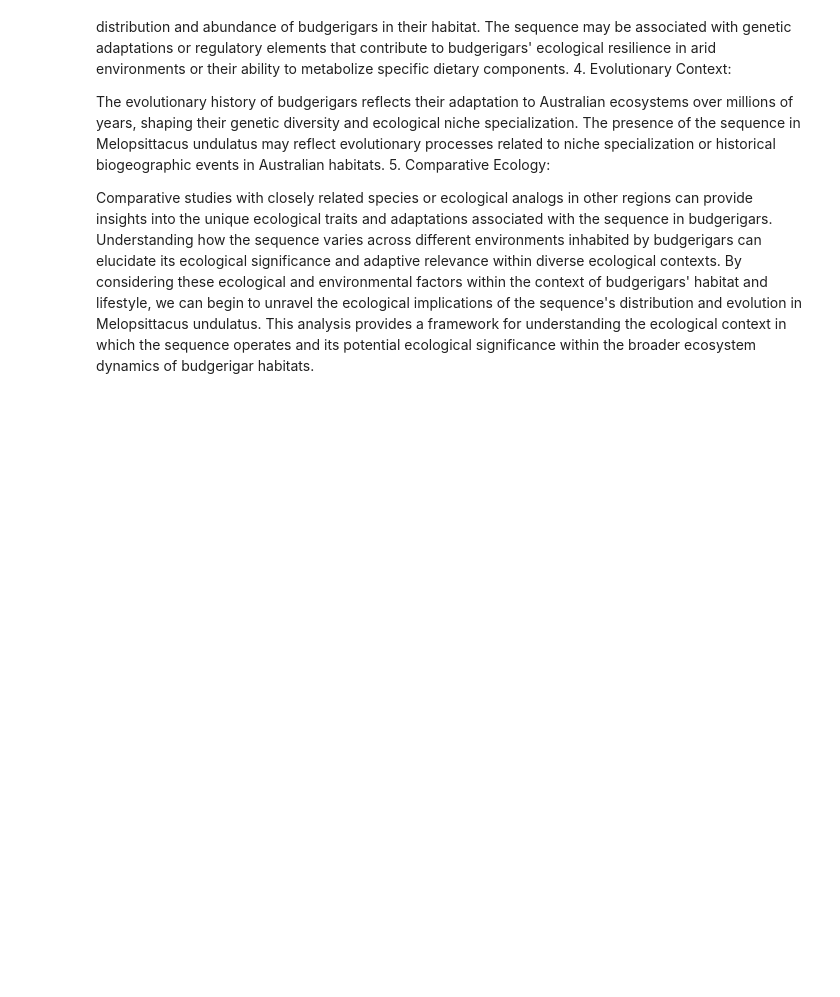
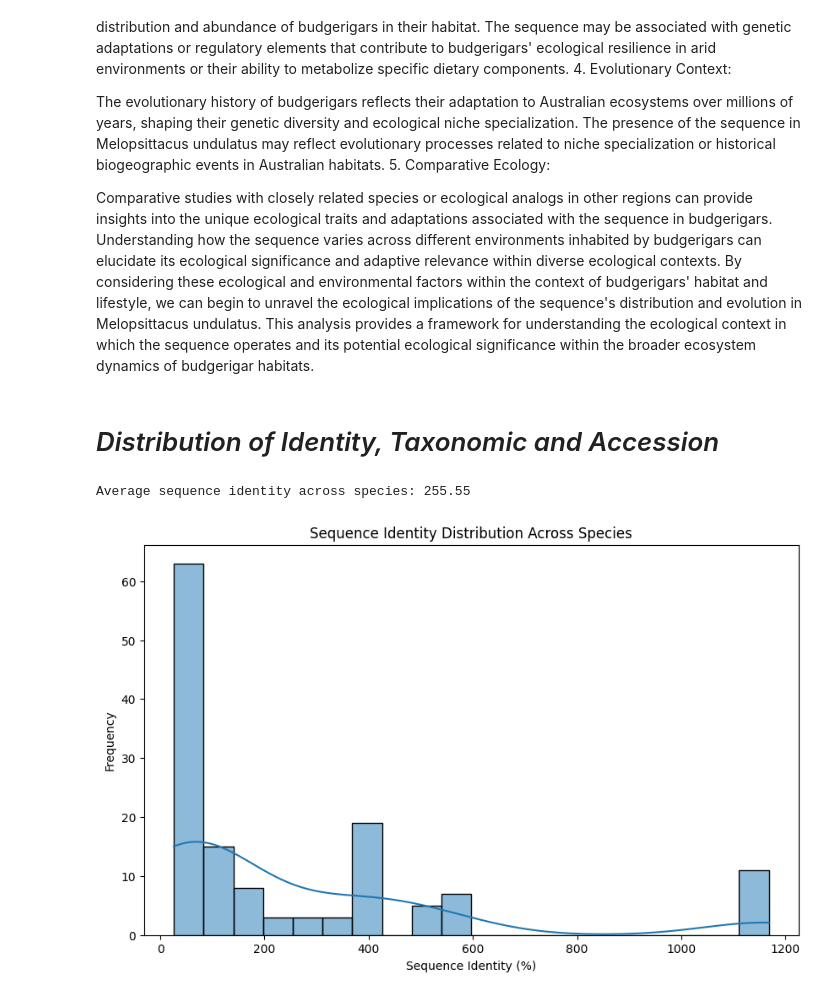
Before and after one commit to Sinanmz/BioinformaticsProject, a Jupyter notebook: tasks/find-the-imposter/FindTheImposter.ipynb, the cells around one changed output. Drawn from its saved outputs; the diff is of its cells as text; code cells hidden in the pictures; blank space fills up the shorter version.

Commit message:
Distribution of Identy, Taxonomy and Accession added

```diff
--- a/tasks/find-the-imposter/FindTheImposter.ipynb
+++ b/tasks/find-the-imposter/FindTheImposter.ipynb
@@ -406,3 +406,22 @@ The presence of the sequence in Melopsittacus undulatus may reflect evolutionary
 Comparative studies with closely related species or ecological analogs in other regions can provide insights into the unique ecological traits and adaptations associated with the sequence in budgerigars.
 Understanding how the sequence varies across different environments inhabited by budgerigars can elucidate its ecological significance and adaptive relevance within diverse ecological contexts.
 By considering these ecological and environmental factors within the context of budgerigars' habitat and lifestyle, we can begin to unravel the ecological implications of the sequence's distribution and evolution in Melopsittacus undulatus. This analysis provides a framework for understanding the ecological context in which the sequence operates and its potential ecological significance within the broader ecosystem dynamics of budgerigar habitats.
+# %% [markdown]
+# *Distribution of Identity, Taxonomic and Accession*
+# %%
+import seaborn as sns
+
+# Sequence Conservation Analysis
+average_identity = blast_results_df['identity'].mean()
+print(f"Average sequence identity across species: {average_identity:.2f}")
+
+# Visualize sequence conservation
+plt.figure(figsize=(10, 6))
+sns.histplot(blast_results_df['identity'], bins=20, kde=True)
+plt.xlabel('Sequence Identity (%)')
+plt.ylabel('Frequency')
+plt.title('Sequence Identity Distribution Across Species')
+plt.show()
+# %% [output]
+Average sequence identity across species: 255.55
+[figure, added]
```
Also changed, not shown: parts of 3 cells of this notebook.
